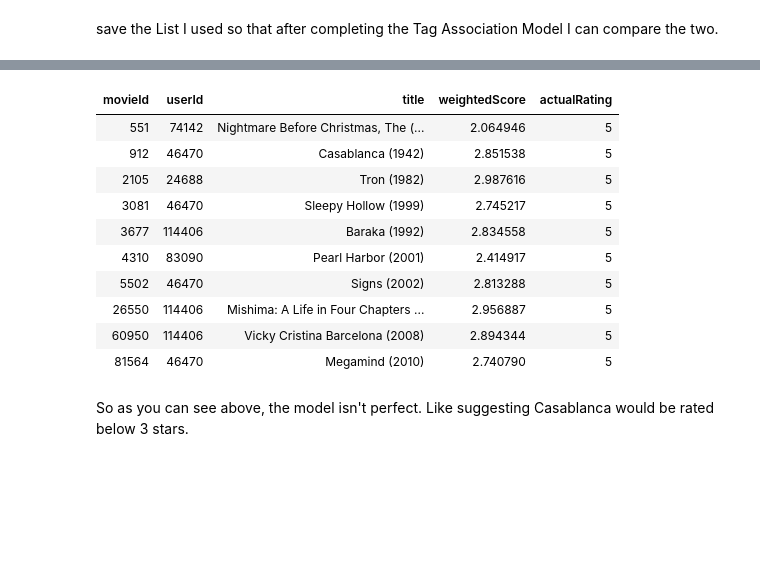
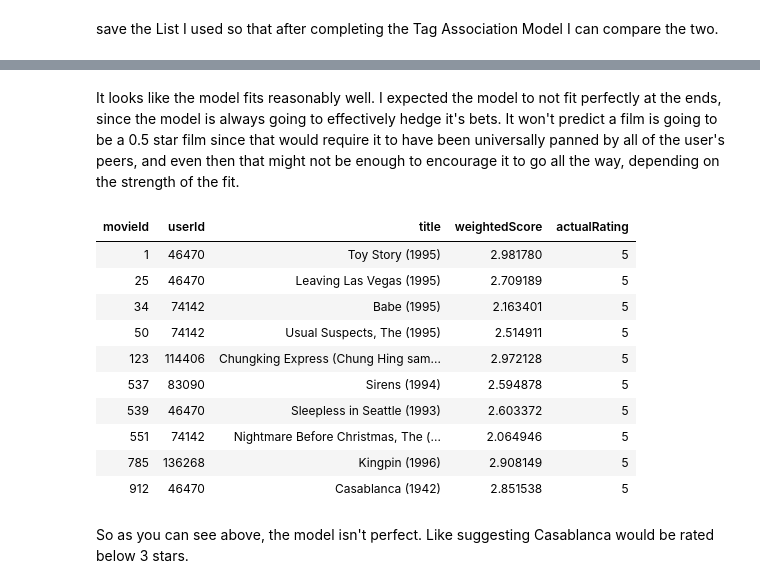
Before and after one commit to mattreed09/BBCtest, a Jupyter notebook: Peer Prediction.ipynb, the cells around one changed output, grey strips where cells are left out. Saved outputs shown, nothing was run; the diff lists cells and outputs as text; code cells hidden in the pictures; blank space fills up the shorter version.

```diff
--- a/Peer Prediction.ipynb
+++ b/Peer Prediction.ipynb
@@ -157,7 +151,8 @@ The next loop is quite slow if we go from 1 to lines (there are about 40,000 pow
 # %%
 
+
 row=1
-for (i in sample(1:lines, 2000))#lines)
+for (i in 1:lines)
 {
 ratingPrediction = RatingPrediction(powerUserTestRatings$userId[i],powerUserTestRatings$movieId[i])
 ratingPrediction$actualRating = powerUserTestRatings$rating[i]
@@ -167,5 +162,4 @@ ListOfPredictions[row,] = ratingPrediction
 row=row+1
 #print(i)
 }
-ListOfPredictions=ListOfPredictions[1:2000,]
 # %%
@@ -227,19 +224,21 @@ theme(legend.position = "none")+xlab("Peer Prediction")+ylab("Actual Rating")
+# %% [markdown]
+It looks like the model fits reasonably well. I expected the model to not fit perfectly at the ends, since the model is always going to effectively hedge it's bets. It won't predict a film is going to be a 0.5 star film since that would require it to have been universally panned by all  of the user's peers, and even then that might not be enough to encourage it to go all the way, depending on the strength of the fit.
 # %%
 merge(subset(movies, movieId %in% subset(ListOfPredictionsWithoutNans,     (weightedScore < 3 & actualRating == 5)  )$movieId),
       subset(ListOfPredictionsWithoutNans,     (weightedScore < 3 & actualRating == 5)
-            ))[c("movieId","userId","title","weightedScore","actualRating")]
+            ))[c("movieId","userId","title","weightedScore","actualRating")][1:10,]
 # %% [output]
 | movieId | userId | title | weightedScore | actualRating |
+| 1 | 46470 | Toy Story (1995) | 2.981780 | 5 |
+| 25 | 46470 | Leaving Las Vegas (1995) | 2.709189 | 5 |
+| 34 | 74142 | Babe (1995) | 2.163401 | 5 |
+| 50 | 74142 | Usual Suspects, The (1995) | 2.514911 | 5 |
+| 123 | 114406 | Chungking Express (Chung Hing sam... | 2.972128 | 5 |
+| 537 | 83090 | Sirens (1994) | 2.594878 | 5 |
+| 539 | 46470 | Sleepless in Seattle (1993) | 2.603372 | 5 |
 | 551 | 74142 | Nightmare Before Christmas, The (... | 2.064946 | 5 |
+| 785 | 136268 | Kingpin (1996) | 2.908149 | 5 |
 | 912 | 46470 | Casablanca (1942) | 2.851538 | 5 |
-| 2105 | 24688 | Tron (1982) | 2.987616 | 5 |
-| 3081 | 46470 | Sleepy Hollow (1999) | 2.745217 | 5 |
-| 3677 | 114406 | Baraka (1992) | 2.834558 | 5 |
-| 4310 | 83090 | Pearl Harbor (2001) | 2.414917 | 5 |
-| 5502 | 46470 | Signs (2002) | 2.813288 | 5 |
-| 26550 | 114406 | Mishima: A Life in Four Chapters ... | 2.956887 | 5 |
-| 60950 | 114406 | Vicky Cristina Barcelona (2008) | 2.894344 | 5 |
-| 81564 | 46470 | Megamind (2010) | 2.740790 | 5 |
 # %% [markdown]
 So as you can see above, the model isn't perfect. Like suggesting Casablanca would be rated below 3 stars.
 # %% [markdown]
```
Also changed, not shown: parts of 13 cells of this notebook.
